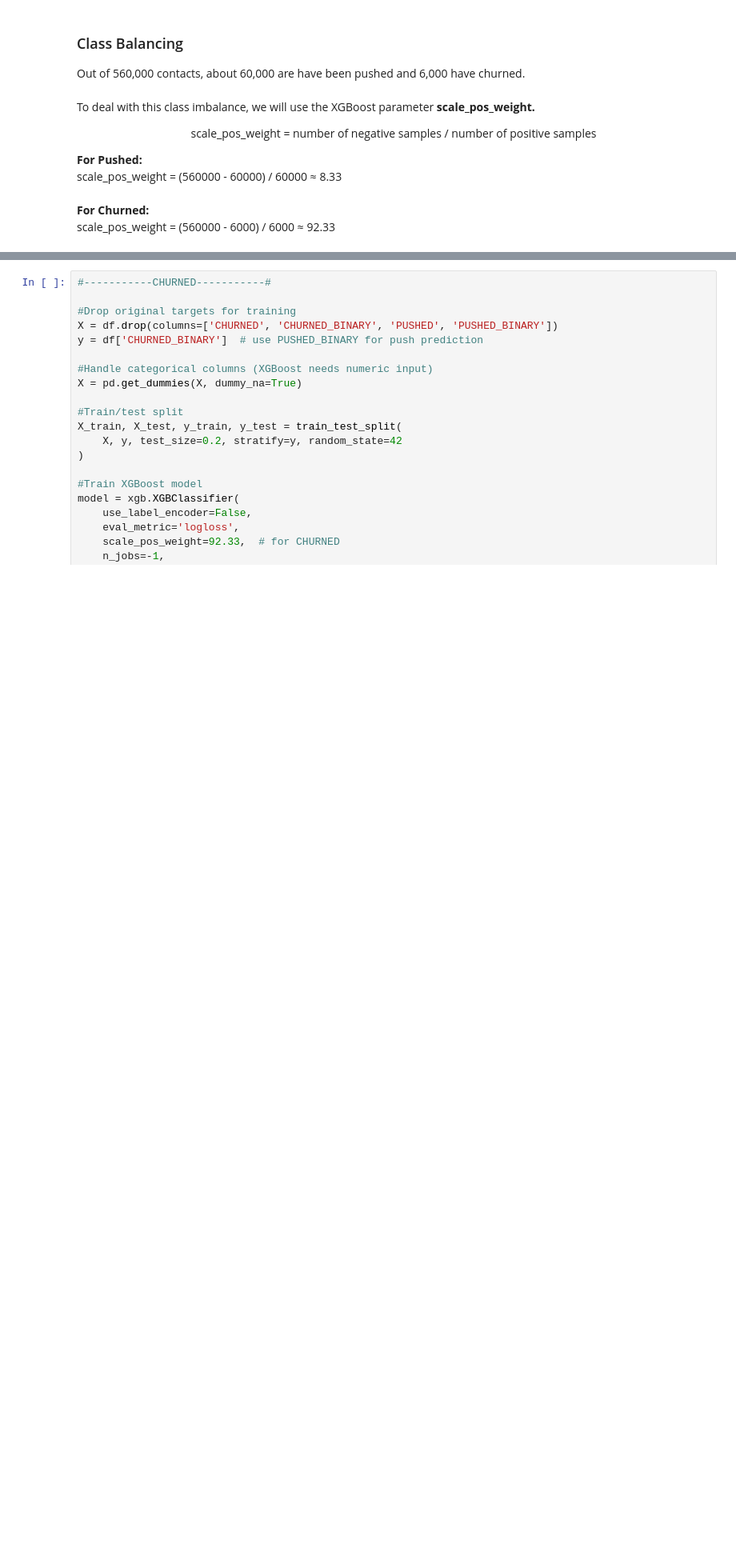
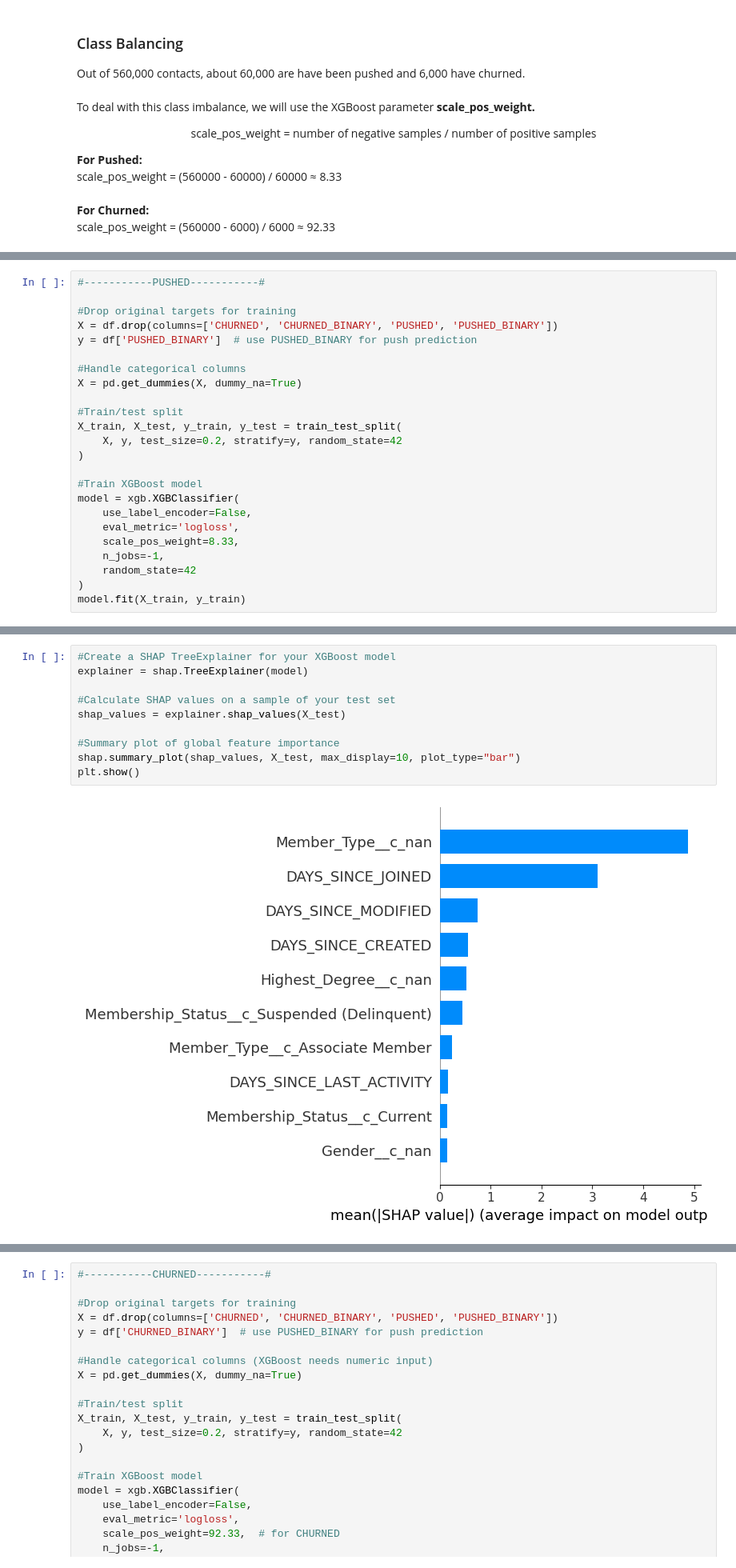
Before and after one commit to maxbicking/Data-Science-Portfolio, a Jupyter notebook: Member Churn/Member Churn.ipynb, the cells around one changed output, grey strips where cells are left out. Shown: that part at 80% size. Saved outputs shown, nothing was run; the diff lists cells and outputs as text; blank space fills up the shorter version.

```diff
--- a/Member Churn/Member Churn.ipynb
+++ b/Member Churn/Member Churn.ipynb
@@ -88,0 +76,24 @@ scale_pos_weight = (560000 - 6000) / 6000 ≈ 92.33
+# %%
+#-----------PUSHED-----------#
+
+#Drop original targets for training
+X = df.drop(columns=['CHURNED', 'CHURNED_BINARY', 'PUSHED', 'PUSHED_BINARY'])
+y = df['PUSHED_BINARY']  # use PUSHED_BINARY for push prediction
+
+#Handle categorical columns
+X = pd.get_dummies(X, dummy_na=True)
+
+#Train/test split
+X_train, X_test, y_train, y_test = train_test_split(
+    X, y, test_size=0.2, stratify=y, random_state=42
+)
+
+#Train XGBoost model
+model = xgb.XGBClassifier(
+    use_label_encoder=False,
+    eval_metric='logloss',
+    scale_pos_weight=8.33,
+    n_jobs=-1,
+    random_state=42
+)
+model.fit(X_train, y_train)
@@ -88,0 +153,12 @@ scale_pos_weight = (560000 - 6000) / 6000 ≈ 92.33
+# %%
+#Create a SHAP TreeExplainer for your XGBoost model
+explainer = shap.TreeExplainer(model)
+
+#Calculate SHAP values on a sample of your test set
+shap_values = explainer.shap_values(X_test)
+
+#Summary plot of global feature importance
+shap.summary_plot(shap_values, X_test, max_display=10, plot_type="bar")
+plt.show()
+# %% [output]
+[figure, added]
```
Also changed, not shown: parts of 13 cells of this notebook.
